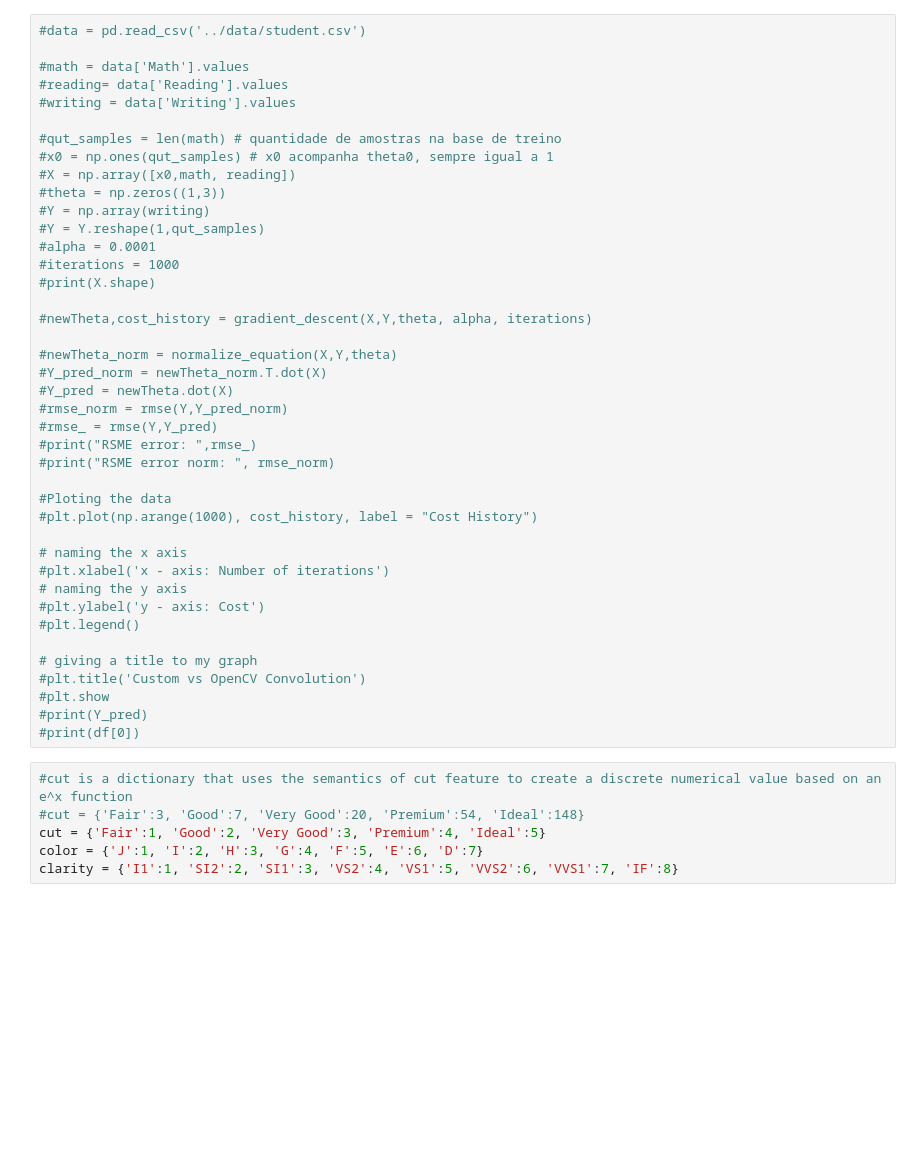
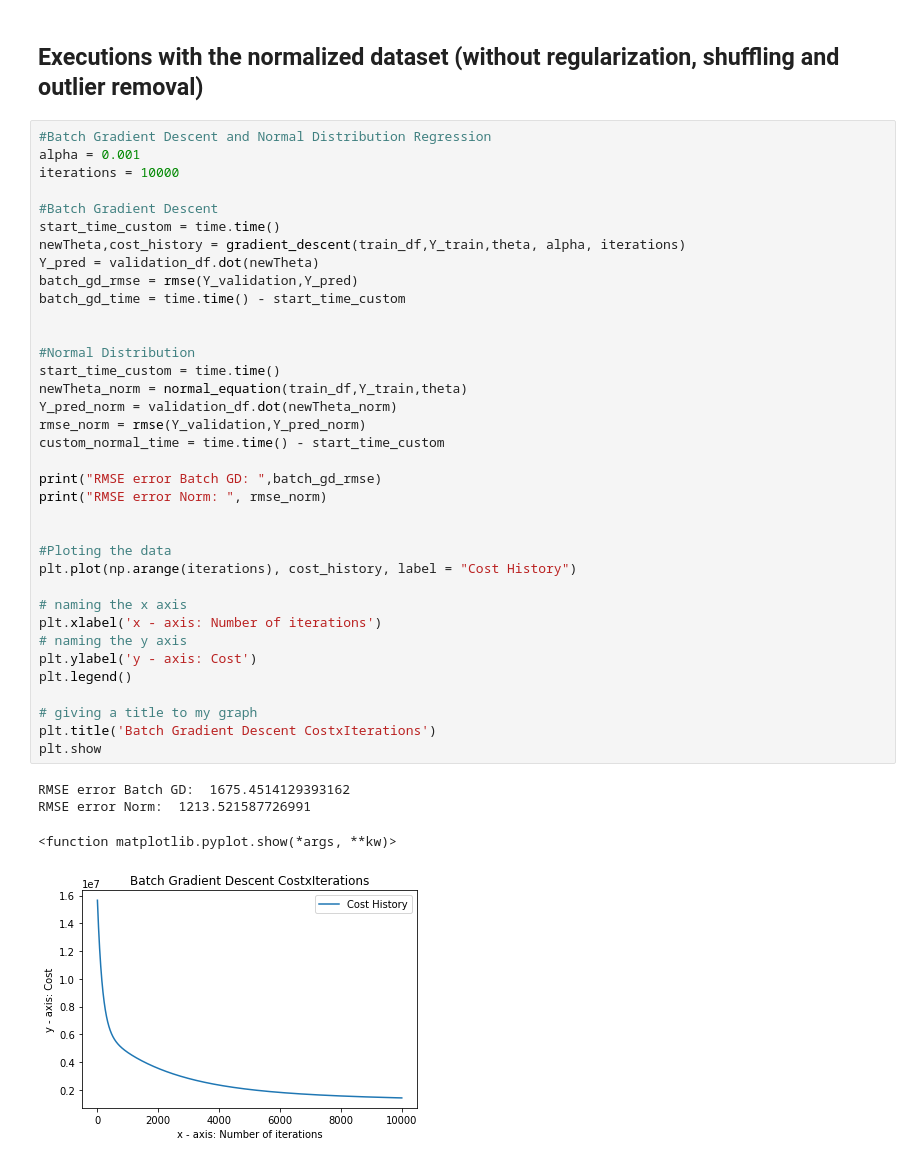
Before and after one commit to CarolCuba/ML-Project01, a Jupyter notebook: src/linear_regression.ipynb, the cells around one changed output. Drawn from its saved outputs; the diff is of its cells as text; blank space fills up the shorter version.

```diff
--- a/src/linear_regression.ipynb
+++ b/src/linear_regression.ipynb
@@ -232,47 +370,43 @@ def normal_equation(X,Y,theta):
+# %% [markdown]
+## Executions with the normalized dataset (without regularization, shuffling and outlier removal)
 # %%
-#data = pd.read_csv('../data/student.csv')
+#Batch Gradient Descent and Normal Distribution Regression
+alpha = 0.001
+iterations = 10000
 
-#math = data['Math'].values
-#reading= data['Reading'].values
-#writing = data['Writing'].values
+#Batch Gradient Descent
+start_time_custom = time.time()
+newTheta,cost_history = gradient_descent(train_df,Y_train,theta, alpha, iterations)
+Y_pred = validation_df.dot(newTheta)
+batch_gd_rmse = rmse(Y_validation,Y_pred)
+batch_gd_time = time.time() - start_time_custom
 
-#qut_samples = len(math) # quantidade de amostras na base de treino
-#x0 = np.ones(qut_samples) # x0 acompanha theta0, sempre igual a 1
-#X = np.array([x0,math, reading])
-#theta = np.zeros((1,3))
-#Y = np.array(writing)
-#Y = Y.reshape(1,qut_samples)
-#alpha = 0.0001
-#iterations = 1000
-#print(X.shape)
 
-#newTheta,cost_history = gradient_descent(X,Y,theta, alpha, iterations)
+#Normal Distribution
+start_time_custom = time.time()
+newTheta_norm = normal_equation(train_df,Y_train,theta)
+Y_pred_norm = validation_df.dot(newTheta_norm)
+rmse_norm = rmse(Y_validation,Y_pred_norm)
+custom_normal_time = time.time() - start_time_custom
 
-#newTheta_norm = normalize_equation(X,Y,theta)
-#Y_pred_norm = newTheta_norm.T.dot(X)
-#Y_pred = newTheta.dot(X)
-#rmse_norm = rmse(Y,Y_pred_norm)
-#rmse_ = rmse(Y,Y_pred)
-#print("RSME error: ",rmse_)
-#print("RSME error norm: ", rmse_norm)
+print("RMSE error Batch GD: ",batch_gd_rmse)
+print("RMSE error Norm: ", rmse_norm)
+
 
 #Ploting the data
-#plt.plot(np.arange(1000), cost_history, label = "Cost History")
+plt.plot(np.arange(iterations), cost_history, label = "Cost History")
 
 # naming the x axis
-#plt.xlabel('x - axis: Number of iterations')
+plt.xlabel('x - axis: Number of iterations')
 # naming the y axis
-#plt.ylabel('y - axis: Cost')
-#plt.legend()
+plt.ylabel('y - axis: Cost')
+plt.legend()
 
 # giving a title to my graph
-#plt.title('Custom vs OpenCV Convolution')
-#plt.show
-#print(Y_pred)
-#print(df[0])
+plt.title('Batch Gradient Descent CostxIterations')
+plt.show
+# %% [output]
+RMSE error Batch GD:  1675.4514129393162
+RMSE error Norm:  1213.521587726991
+<function matplotlib.pyplot.show(*args, **kw)>
+[figure, added]
-# %%
-#cut is a dictionary that uses the semantics of cut feature to create a discrete numerical value based on an e^x function
-#cut = {'Fair':3, 'Good':7, 'Very Good':20, 'Premium':54, 'Ideal':148}
-cut = {'Fair':1, 'Good':2, 'Very Good':3, 'Premium':4, 'Ideal':5}
-color = {'J':1, 'I':2, 'H':3, 'G':4, 'F':5, 'E':6, 'D':7}
-clarity = {'I1':1, 'SI2':2, 'SI1':3, 'VS2':4, 'VS1':5, 'VVS2':6, 'VVS1':7, 'IF':8}
```
Also changed, not shown: parts of 27 cells of this notebook, 4 other files.
